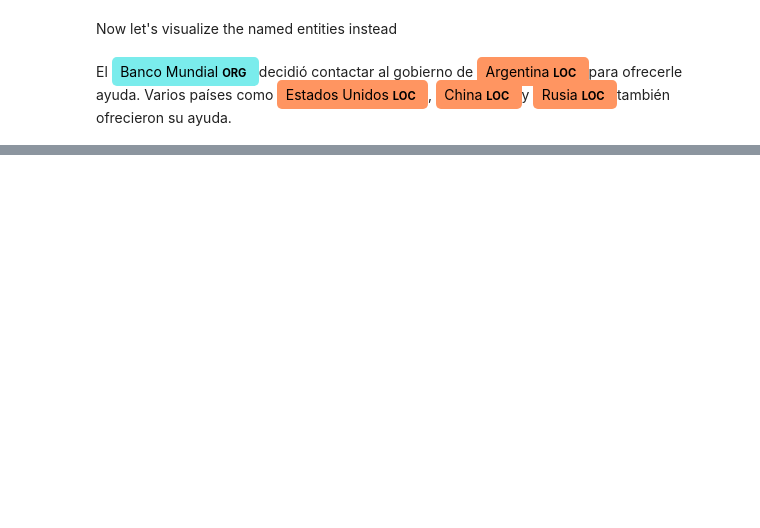
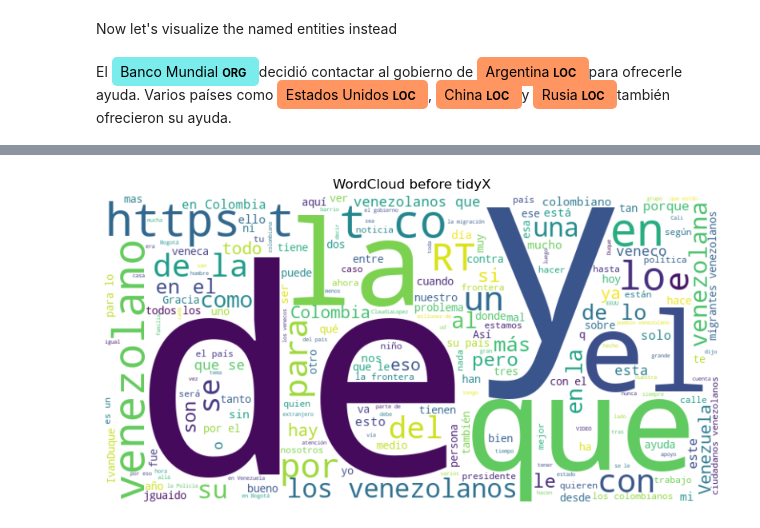
Before and after one commit to lgomezt/tidyX, a Jupyter notebook: docs/source/examples/tutorial.ipynb, the cells around one changed output, grey strips where cells are left out. Saved outputs shown, nothing was run; the diff lists cells and outputs as text; code cells hidden in the pictures; blank space fills up the shorter version.

```diff
--- a/docs/source/examples/tutorial.ipynb
+++ b/docs/source/examples/tutorial.ipynb
@@ -636,0 +597,3 @@ We will then use `preprocess` function to clean the sample and prepare it for mo
+# %%
+tweets = pd.read_excel(r"../../../data/Tweets sobre venezuela.xlsx")
+tweets.head()
@@ -637 +607,15 @@ We will then use `preprocess` function to clean the sample and prepare it for mo
+# %%
+# Combine all documents into a single string
+text = " ".join(doc for doc in tweets['Snippet'])
+
+# Generate a word cloud image
+wordcloud = WordCloud(background_color = "white", width = 800, height = 400).generate(text)
+
+# Display the generated image
+plt.figure(figsize=(10, 5))
+plt.title("WordCloud before tidyX")
+plt.imshow(wordcloud, interpolation = 'bilinear')
+plt.axis("off");
+# %% [output]
+[figure, added]
 # %%
```
Also changed, not shown: parts of 43 cells of this notebook, 4 other files.
